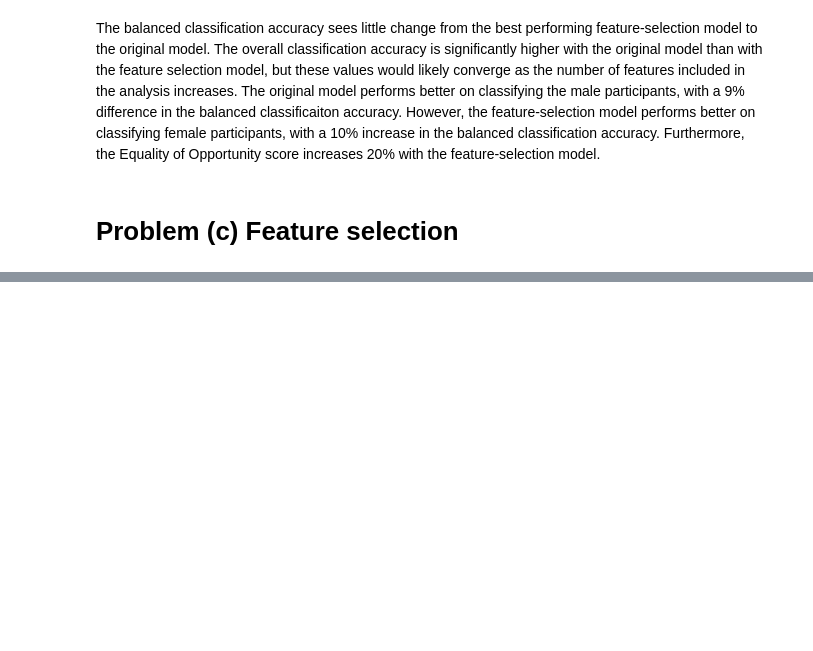
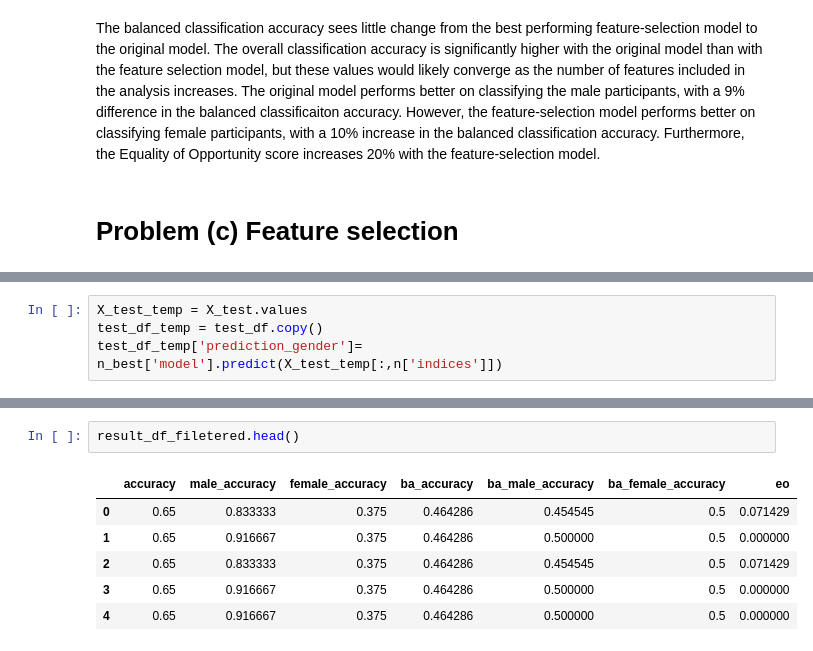
Before and after one commit to momoaolig/ML-Team-Assignment, a Jupyter notebook: hw5.ipynb, the cells around one changed output, grey strips where cells are left out. Saved outputs shown, nothing was run; the diff lists cells and outputs as text; blank space fills up the shorter version.

```diff
--- a/hw5.ipynb
+++ b/hw5.ipynb
@@ -493,0 +611,4 @@ features = pd.read_csv('feature_description.csv',
+# %%
+X_test_temp = X_test.values
+test_df_temp = test_df.copy()
+test_df_temp['prediction_gender']= n_best['model'].predict(X_test_temp[:,n['indices']])
@@ -493,0 +682,9 @@ features = pd.read_csv('feature_description.csv',
+# %%
+result_df_filetered.head()
+# %% [output]
+|  | accuracy | male_accuracy | female_accuracy | ba_accuracy | ba_male_accuracy | ba_female_accuracy | eo |
+| 0 | 0.65 | 0.833333 | 0.375 | 0.464286 | 0.454545 | 0.5 | 0.071429 |
+| 1 | 0.65 | 0.916667 | 0.375 | 0.464286 | 0.500000 | 0.5 | 0.000000 |
+| 2 | 0.65 | 0.833333 | 0.375 | 0.464286 | 0.454545 | 0.5 | 0.071429 |
+| 3 | 0.65 | 0.916667 | 0.375 | 0.464286 | 0.500000 | 0.5 | 0.000000 |
+| 4 | 0.65 | 0.916667 | 0.375 | 0.464286 | 0.500000 | 0.5 | 0.000000 |
```
Also changed, not shown: parts of 22 cells of this notebook.
